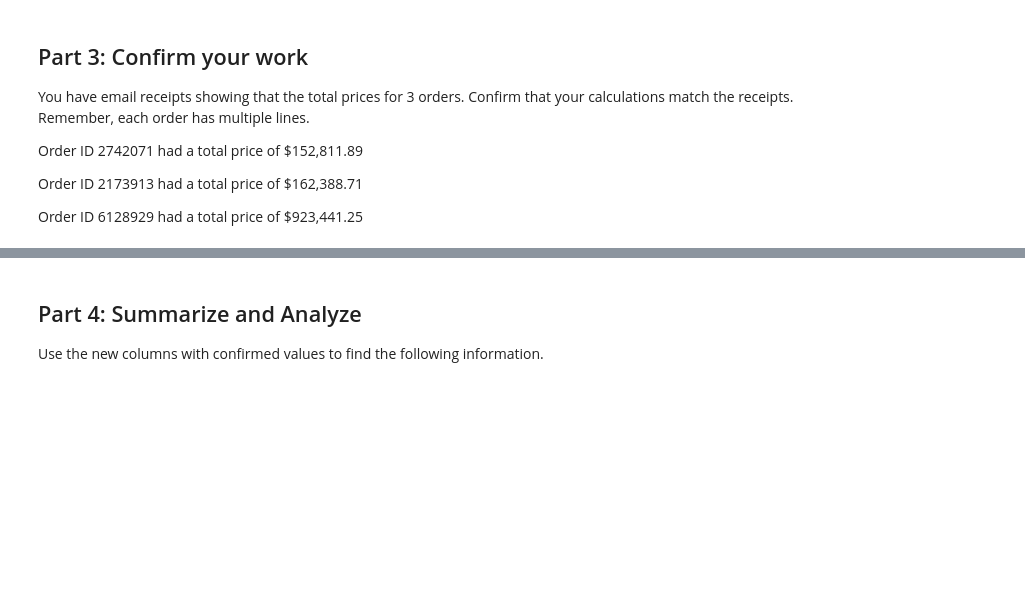
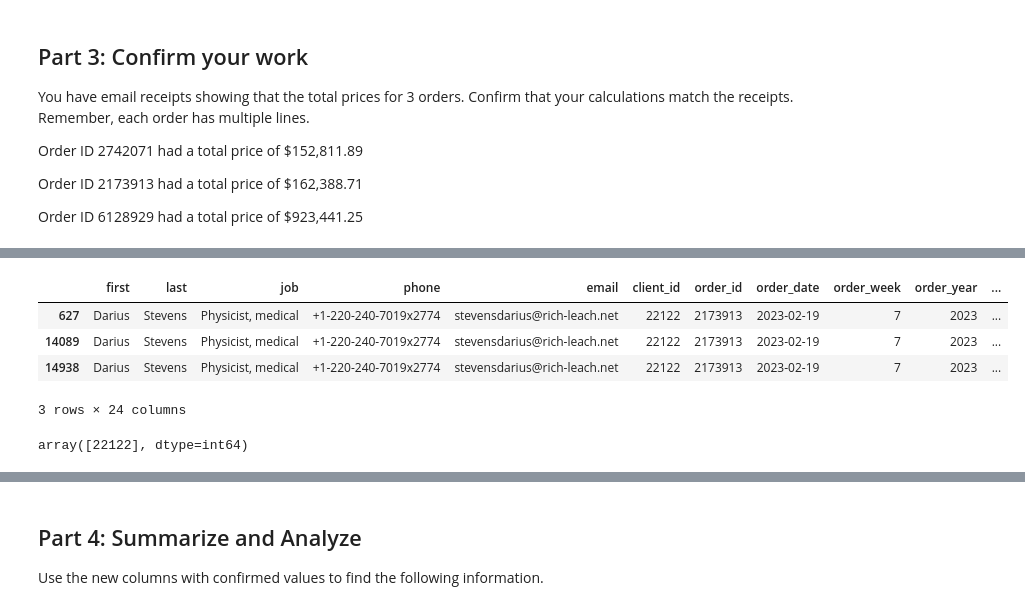
Before and after one commit to azcafriz13/pandas-challenge-1, a Jupyter notebook: wholesale_data_analysis_starter_code.ipynb, the cells around one changed output, grey strips where cells are left out. Drawn from its saved outputs; the diff is of its cells as text; code cells hidden in the pictures; blank space fills up the shorter version.

```diff
--- a/wholesale_data_analysis_starter_code.ipynb
+++ b/wholesale_data_analysis_starter_code.ipynb
@@ -264,0 +320,15 @@ Order 6128929 total: $923441.25
+# %%
+# View Order 2 data
+order_2_df = df.loc[df['order_id'] == order_2]
+order_2_df.head(3)
+# %% [output]
+|  | first | last | job | phone | email | client_id | order_id | order_date | order_week | order_year | ... |
+| 627 | Darius | Stevens | Physicist, medical | +1-220-240-7019x2774 | stevensdarius@rich-leach.net | 22122 | 2173913 | 2023-02-19 | 7 | 2023 | ... |
+| 14089 | Darius | Stevens | Physicist, medical | +1-220-240-7019x2774 | stevensdarius@rich-leach.net | 22122 | 2173913 | 2023-02-19 | 7 | 2023 | ... |
+| 14938 | Darius | Stevens | Physicist, medical | +1-220-240-7019x2774 | stevensdarius@rich-leach.net | 22122 | 2173913 | 2023-02-19 | 7 | 2023 | ... |
+3 rows × 24 columns
+# %%
+# Verify that this order number is only 1 purchaser (fault detection)
+order_2_df['client_id'].unique()
+# %% [output]
+array([22122], dtype=int64)
```
Also changed, not shown: parts of 13 cells of this notebook.
